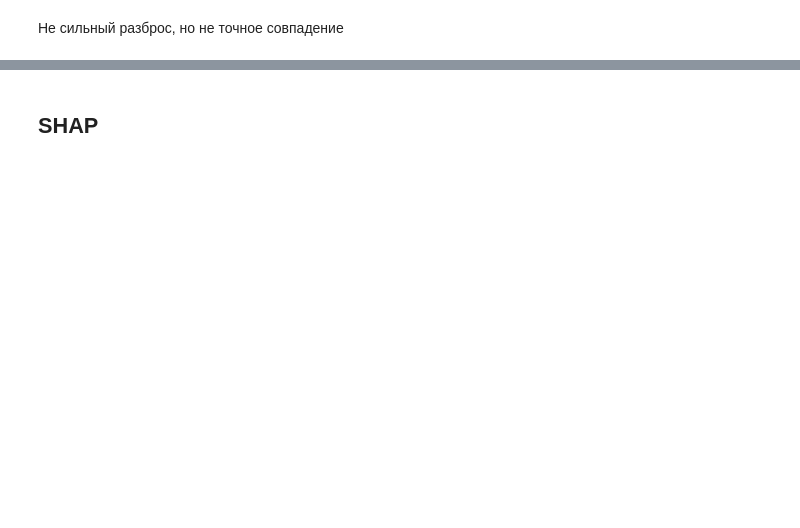
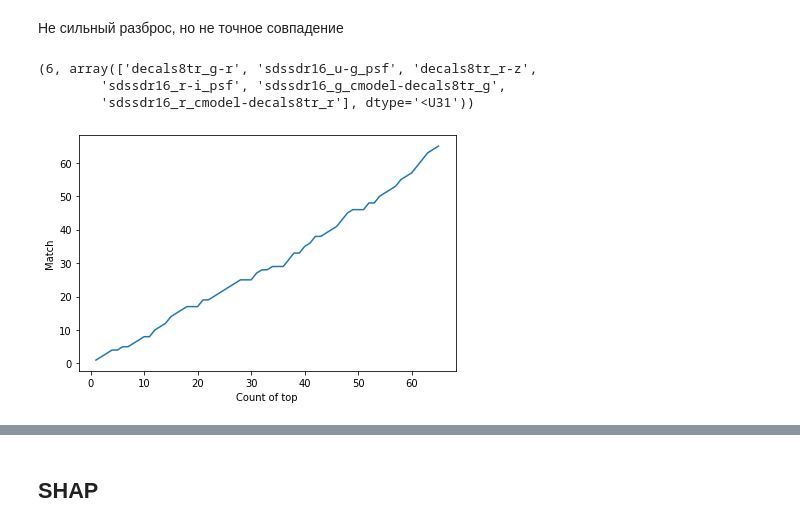
Before and after one commit to NadezhdaMalysheva/Scientific-work, a Jupyter notebook: S-G-Q_DESI+PanSTARRS+SDSS+WISE+J_UHS/Feature selection.ipynb, the cells around one changed output, grey strips where cells are left out. Saved outputs shown, nothing was run; the diff lists cells and outputs as text; code cells hidden in the pictures; blank space fills up the shorter version.

```diff
--- a/S-G-Q_DESI+PanSTARRS+SDSS+WISE+J_UHS/Feature selection.ipynb
+++ b/S-G-Q_DESI+PanSTARRS+SDSS+WISE+J_UHS/Feature selection.ipynb
@@ -668,0 +912,15 @@ def print_feature(model, data, ax=None):
+# %%
+def plot_top(a, b):
+    dtype = [('importance', int), ('number', int)]
+    a = np.array([(a[i], i) for i in range(len(a))], dtype=dtype)
+    b = np.array([(b[i], i) for i in range(len(b))], dtype=dtype)
+    array1 = np.sort(a, order=['importance'])['number']
+    array2 = np.sort(b, order=['importance'])['number']
+    #diff = set(array1['number'][-count_top:]) - set(array2['number'][-count_top:])
+    plt.plot(np.arange(1, len(a)+1),
+             [count_top - len(set(array1[-count_top:]) - set(array2[-count_top:]))
+                for count_top in np.arange(1, len(a)+1)])
+    plt.xlabel('Count of top')
+    plt.ylabel('Match')
+    plt.tight_layout()
+    plt.show()
@@ -685,3 +987,13 @@ print_feature(model2, f[data][overview], ax2)
 # %% [markdown]
 Не сильный разброс, но не точное совпадение
+# %%
+show_top(model1.feature_importances_, model2.feature_importances_, name=f[data][overview])
+# %% [output]
+(6, array(['decals8tr_g-r', 'sdssdr16_u-g_psf', 'decals8tr_r-z',
+        'sdssdr16_r-i_psf', 'sdssdr16_g_cmodel-decals8tr_g',
+        'sdssdr16_r_cmodel-decals8tr_r'], dtype='<U31'))
+# %%
+plot_top(model1.feature_importances_, model2.feature_importances_)
+# %% [output]
+[figure, added]
 # %%
```
Also changed, not shown: parts of 34 cells of this notebook, 1 other file.
